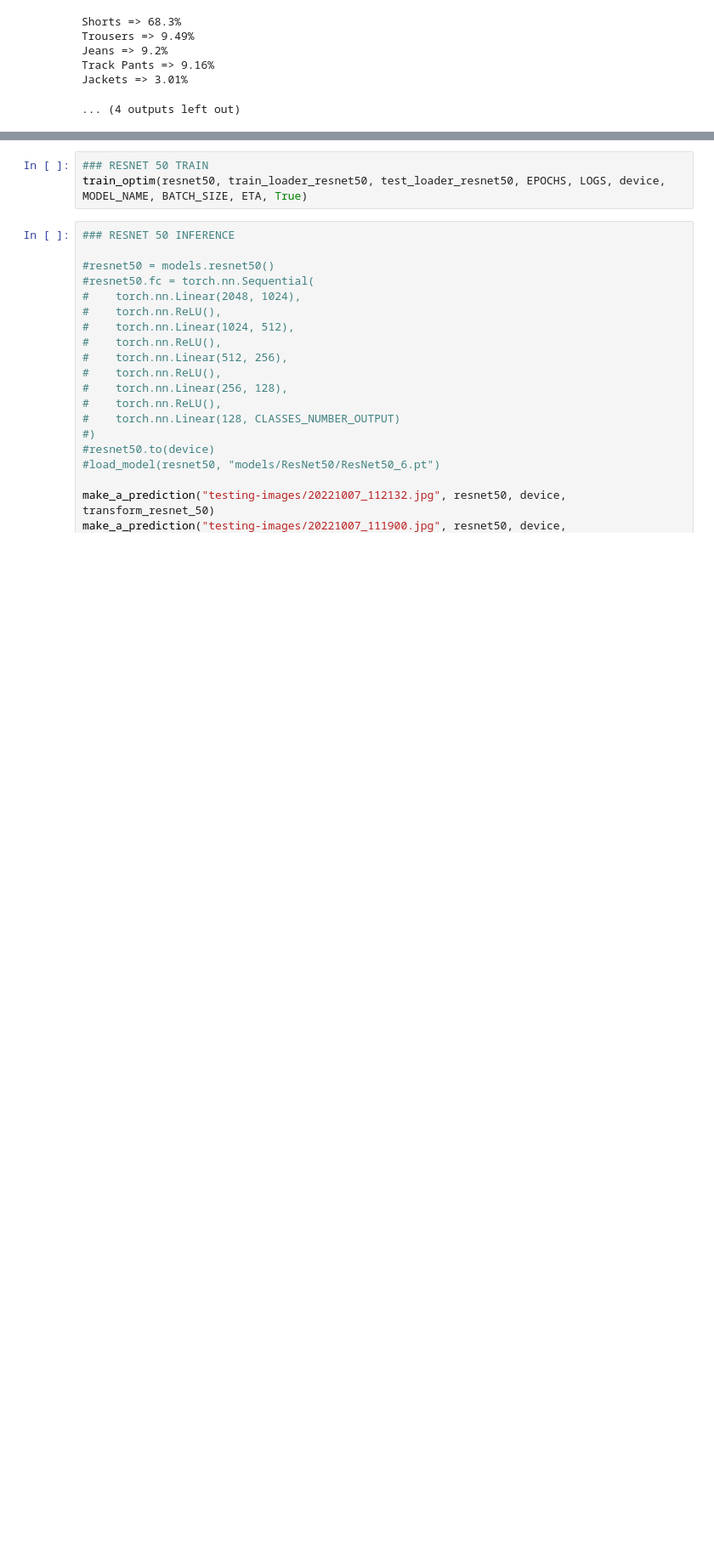
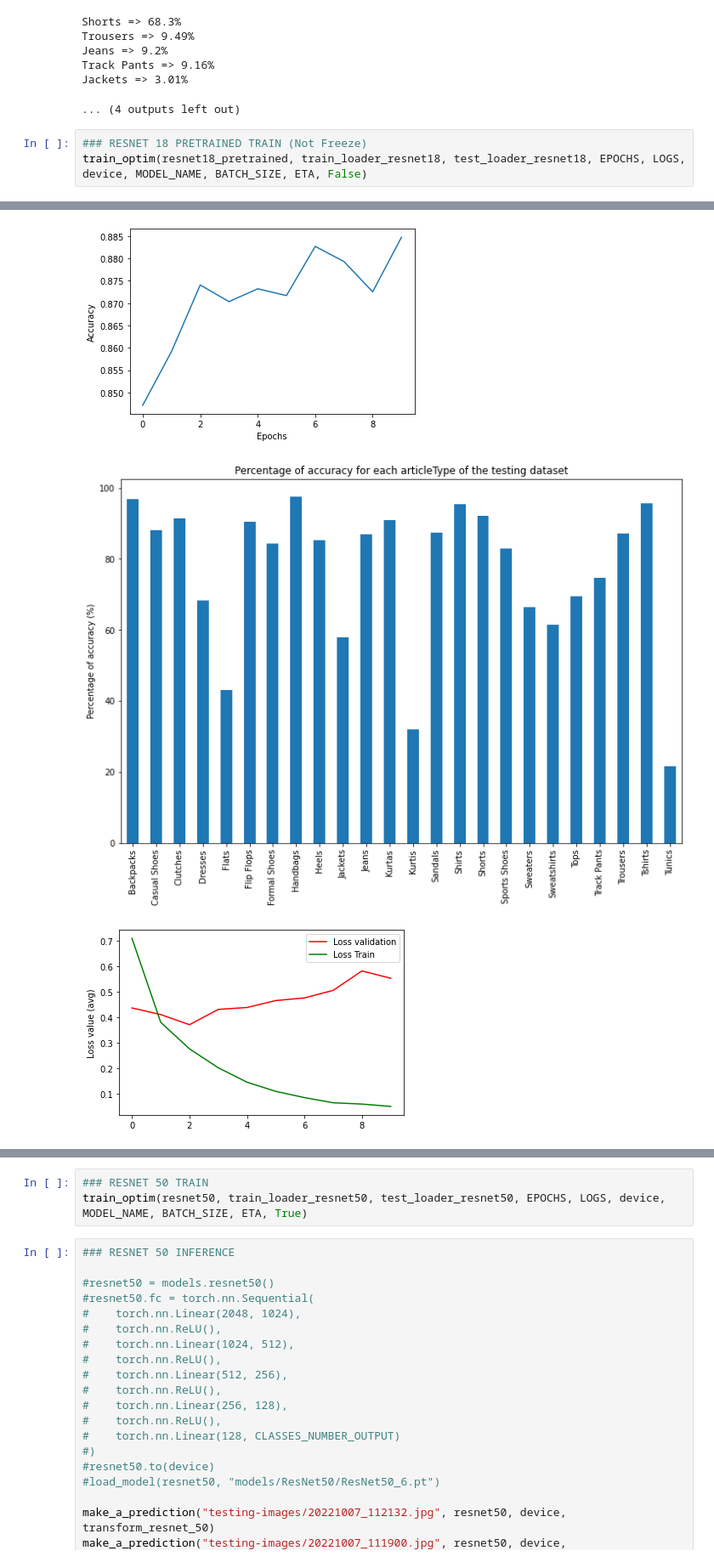
Before and after one commit to KontainPluton/TPs_Artificial_Neural_Network, a Jupyter notebook: Projet/Projet_Fashion.ipynb, the cells around one changed output, grey strips where cells are left out. Shown at 85% size. Saved outputs shown, nothing was run; the diff lists cells and outputs as text; blank space fills up the shorter version.

```diff
--- a/Projet/Projet_Fashion.ipynb
+++ b/Projet/Projet_Fashion.ipynb
@@ -999,3 +999,7 @@ Jeans => 9.2%
 Track Pants => 9.16%
 Jackets => 3.01%
 ... (4 outputs left out)
+# %%
+### RESNET 18 PRETRAINED TRAIN (Not Freeze)
+train_optim(resnet18_pretrained, train_loader_resnet18, test_loader_resnet18, EPOCHS, LOGS, device, MODEL_NAME, BATCH_SIZE, ETA, False)
+# %% [output]
@@ -1002,3 +1023,6 @@ Jackets => 3.01%
+[figure, added]
+[figure, added]
+[figure, added]
 # %%
 ### RESNET 18 PRETRAINED INFERENCE (Not Freeze)
 
```
Also changed, not shown: parts of 5 cells of this notebook.
